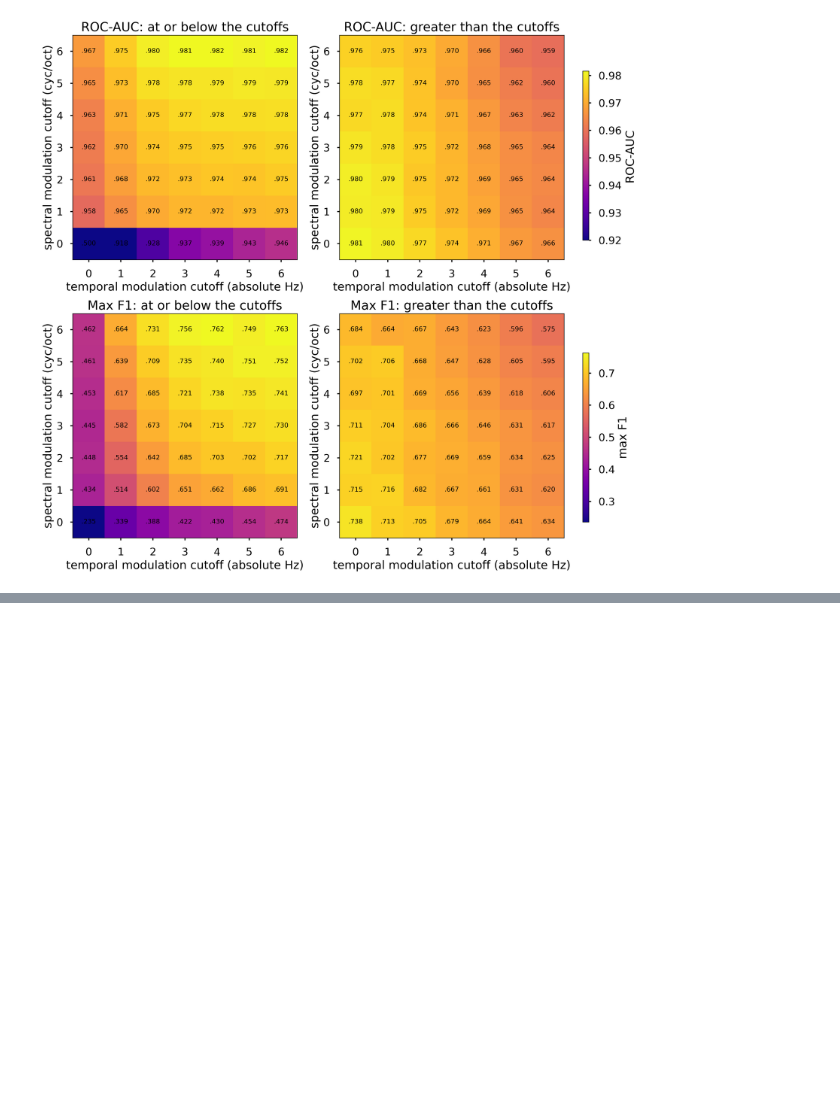
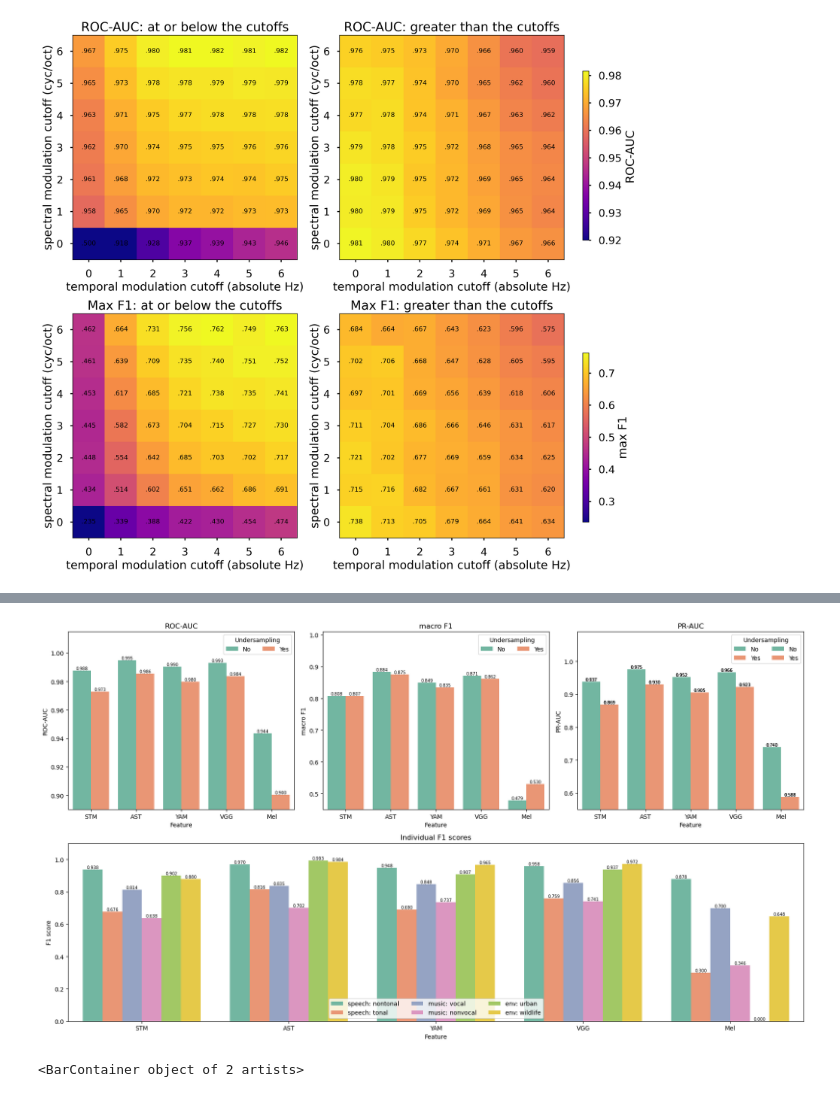
Before and after one commit to curlsloth/MusicSpeech-STM, a Jupyter notebook: STM12_evaluate_model.ipynb, the cells around one changed output, grey strips where cells are left out. Saved outputs shown, nothing was run; the diff lists cells and outputs as text; code cells hidden in the pictures; blank space fills up the shorter version.

Commit message:
add visualization but not looking good

```diff
--- a/STM12_evaluate_model.ipynb
+++ b/STM12_evaluate_model.ipynb
@@ -599,0 +647,9 @@ with plt.style.context('seaborn-v0_8-poster'):
+# %%
+df_melted = df.melt(
+    id_vars=['Feature', 'undersampling'],
+    value_vars=['speech: nontonal', 'speech: tonal', 'music: vocal', 'music: nonvocal', 'env: urban', 'env: wildlife'],
+    var_name='Category',
+    value_name='Value'
+)
+
+df_melted
@@ -599,0 +674,66 @@ with plt.style.context('seaborn-v0_8-poster'):
+# %%
+fig, axes = plt.subplots(nrows=2, ncols=3, figsize=(18, 10))
+axes = axes.flatten()
+
+sns.barplot(y='ROC-AUC', hue='undersampling', x='Feature', data=df, palette='Set2', ax=axes[0])
+axes[0].set_ylabel('ROC-AUC')
+axes[0].set_xlabel('Feature')
+axes[0].legend(loc='upper right', title='Undersampling', ncols=2)
+axes[0].set_title('ROC-AUC')
+axes[0].set_ylim(0.89, 1.015)
+for container in axes[0].containers:
+    axes[0].bar_label(container, fmt='%.3f', label_type='edge', fontsize=7)
+
+sns.barplot(y='max_macro_f1', hue='undersampling', x='Feature', data=df, palette='Set2', ax=axes[1])
+axes[1].set_ylabel('macro F1')
+axes[1].set_xlabel('Feature')
+axes[1].legend(loc='upper right', title='Undersampling', ncols=2)
+axes[1].set_title('macro F1')
+axes[1].set_ylim(0.45, 1.01)
+for container in axes[1].containers:
+    axes[1].bar_label(container, fmt='%.3f', label_type='edge', fontsize=7)
+
+sns.barplot(y='PR-AUC', hue='undersampling', x='Feature', data=df, palette='Set2', ax=axes[2])
+axes[2].set_ylabel('PR-AUC')
+axes[2].set_xlabel('Feature')
+axes[2].legend(loc='upper right', title='Undersampling', ncols=2)
+axes[2].set_title('PR-AUC')
+axes[2].set_ylim(0.55, 1.09)
+for container in axes[2].containers:
+    axes[2].bar_label(container, fmt='%.3f', label_type='edge', fontsize=7)
+
+sns.barplot(y='PR-AUC', hue='undersampling', x='Feature', data=df, palette='Set2', ax=axes[2])
+axes[2].set_ylabel('PR-AUC')
+axes[2].set_xlabel('Feature')
+axes[2].legend(loc='upper right', title='Undersampling', ncols=2)
+axes[2].set_title('PR-AUC')
+axes[2].set_ylim(0.55, 1.09)
+for container in axes[2].containers:
+    axes[2].bar_label(container, fmt='%.3f', label_type='edge', fontsize=7)
+
+
+# Remove the existing subplots that will be combined
+for i in range(3, 6):
+    fig.delaxes(axes[i])
+
+# Create a subplot that spans axes[3:5]
+ax_combined = fig.add_subplot(2, 3, (4, 6))
+
+# Plot the melted DataFrame across the combined subplot
+sns.barplot(y='Value', hue='Category', x='Feature', data=df_melted[df_melted['undersampling']=='No'], palette='Set2', ax=ax_combined)
+ax_combined.set_ylabel('F1 score')
+ax_combined.set_xlabel('Feature')
+ax_combined.legend(loc='lower center', ncols=3)
+ax_combined.set_title('Individual F1 scores')
+ax_combined.set_ylim(0, 1.1)
+for container in ax_combined.containers:
+    ax_combined.bar_label(container, fmt='%.3f', label_type='edge', fontsize=7)
+
+plt.tight_layout()
+plt.show()
+# %% [output]
+[figure, added]
+# %%
+ax.containers[0]
+# %% [output]
+<BarContainer object of 2 artists>
```
Also changed, not shown: parts of 4 cells of this notebook.
